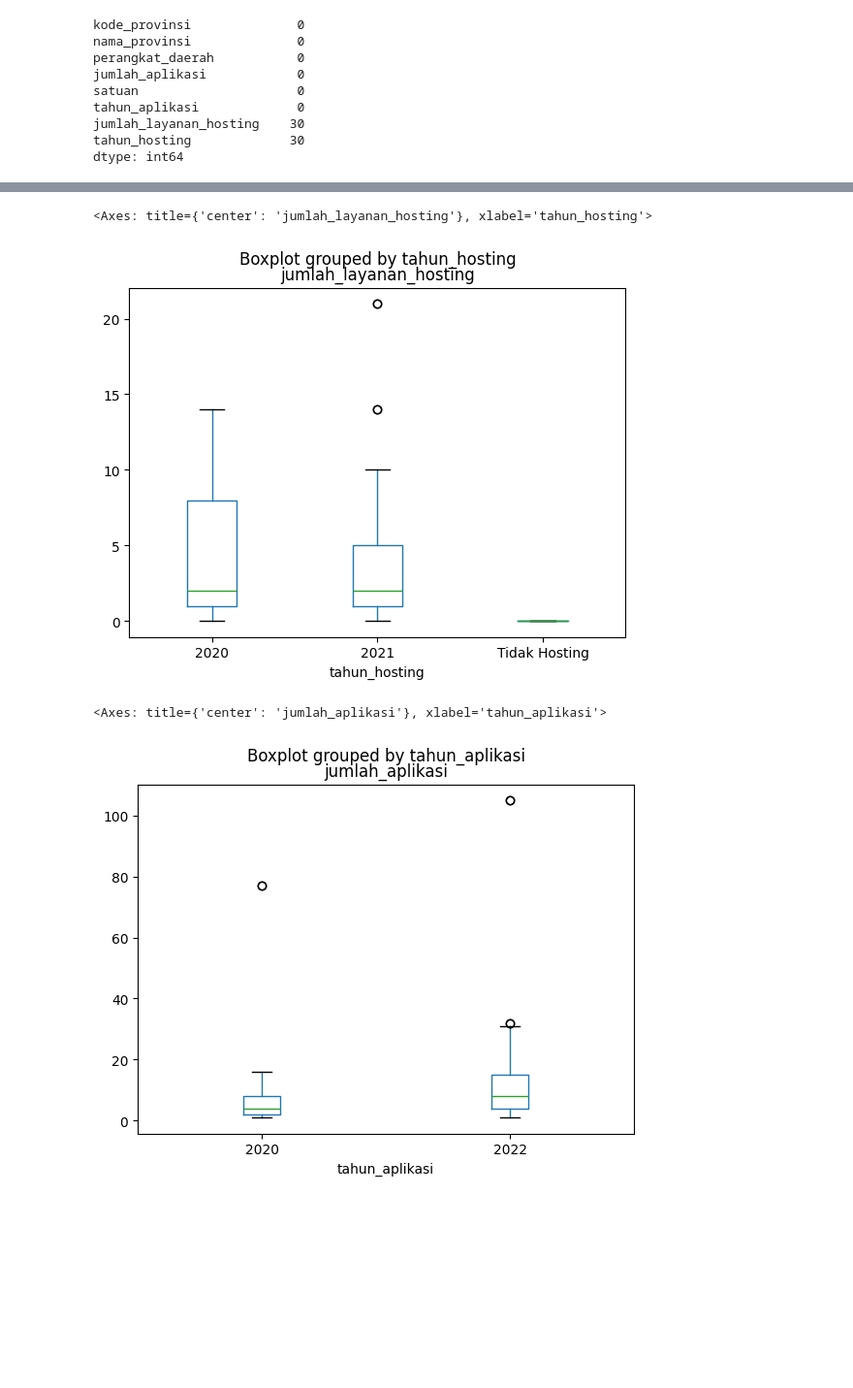
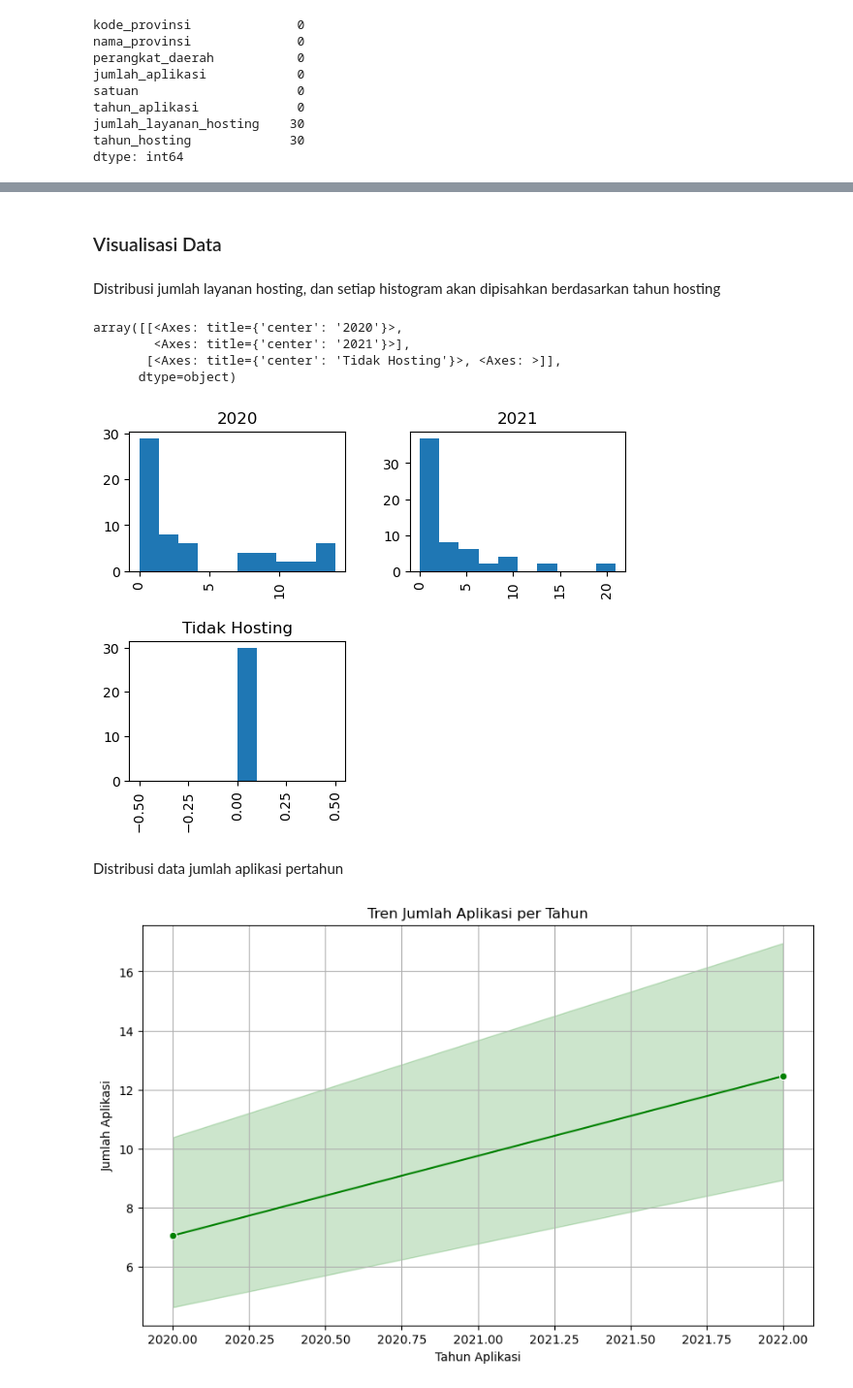
Before and after one commit to mhanif23/Explanatory-Data-Analysis, a Jupyter notebook: DMW.ipynb, the cells around one changed output, grey strips where cells are left out. Shown at 97% size. Saved outputs shown, nothing was run; the diff lists cells and outputs as text; code cells hidden in the pictures; blank space fills up the shorter version.

```diff
--- a/DMW.ipynb
+++ b/DMW.ipynb
@@ -7,5 +36,5 @@ import seaborn as sns
 # %%
-dataApk = pd.read_csv("G:\FileNif\DataMining\diskominfo-od_17142_jml_layanan_aplikasi_umum_aplikasi_khusus__perangkat_d_data.csv")
+dataApk = pd.read_csv("C:\\Users\Raffi Ardhi Naufal\\Downloads\Explanatory-Data-Analysis-main\\diskominfo-od_17142_jml_layanan_aplikasi_umum_aplikasi_khusus__perangkat_d_data.csv")
 dataApk.head()
 # %% [output]
 |  | id | kode_provinsi | nama_provinsi | perangkat_daerah | jumlah_aplikasi | satuan | tahun |
@@ -15,7 +44,7 @@ dataApk.head()
 | 3 | 4 | 32 | JAWA BARAT | BADAN PENDAPATAN DAERAH | 8 | ALAMAT WEB | 2020 |
 | 4 | 5 | 32 | JAWA BARAT | BADAN PENELITIAN DAN PENGEMBANGAN... | 1 | ALAMAT WEB | 2020 |
 # %%
-dataHost = pd.read_csv("G:\FileNif\DataMining\diskominfo-od_18163_jumlah_layanan_hosting_berdasarkan_perangkat_daerah_data.csv")
+dataHost = pd.read_csv("C:\\Users\Raffi Ardhi Naufal\\Downloads\Explanatory-Data-Analysis-main\\diskominfo-od_18163_jumlah_layanan_hosting_berdasarkan_perangkat_daerah_data.csv")
 dataHost.head()
 # %% [output]
 |  | id | kode_provinsi | nama_provinsi | nama_perangkat_daerah | jumlah_layanan_hosting | satuan | tahun |
@@ -150,13 +203,29 @@ dataMerge["jumlah_layanan_hosting"].fillna(0, inplace = True)
 dataMerge["jumlah_layanan_hosting"] = dataMerge["jumlah_layanan_hosting"].astype("int")
 # %%
 dataMerge['tahun_hosting'] = dataMerge['tahun_hosting'].replace({2020.0: '2020', 2021.0: '2021'})
+# %% [markdown]
+### Visualisasi Data
+# %% [markdown]
+Distribusi jumlah layanan hosting, dan setiap histogram akan dipisahkan berdasarkan tahun hosting
 # %%
-dataMerge.boxplot(by ='tahun_hosting', column =['jumlah_layanan_hosting'], grid = False)
+dataMerge.hist(by ='tahun_hosting', column =['jumlah_layanan_hosting'], grid = False)
 # %% [output]
-<Axes: title={'center': 'jumlah_layanan_hosting'}, xlabel='tahun_hosting'>
+array([[<Axes: title={'center': '2020'}>,
+        <Axes: title={'center': '2021'}>],
+       [<Axes: title={'center': 'Tidak Hosting'}>, <Axes: >]],
+      dtype=object)
-[figure, old version]
+[figure, new version]
+# %% [markdown]
+Distribusi data jumlah aplikasi pertahun
 # %%
-dataMerge.boxplot(by ='tahun_aplikasi', column =['jumlah_aplikasi'], grid = False)
+plt.figure(figsize=(10, 6))
+sns.lineplot(data=dataMerge, x='tahun_aplikasi', y='jumlah_aplikasi', marker='o', color='green')
+
+plt.title('Tren Jumlah Aplikasi per Tahun')
+plt.xlabel('Tahun Aplikasi')
+plt.ylabel('Jumlah Aplikasi')
+
+plt.grid(True)
+plt.show()
 # %% [output]
-<Axes: title={'center': 'jumlah_aplikasi'}, xlabel='tahun_aplikasi'>
-[figure, old version]
+[figure, new version]
```
Also changed, not shown: parts of 20 cells of this notebook, 1 other file.
